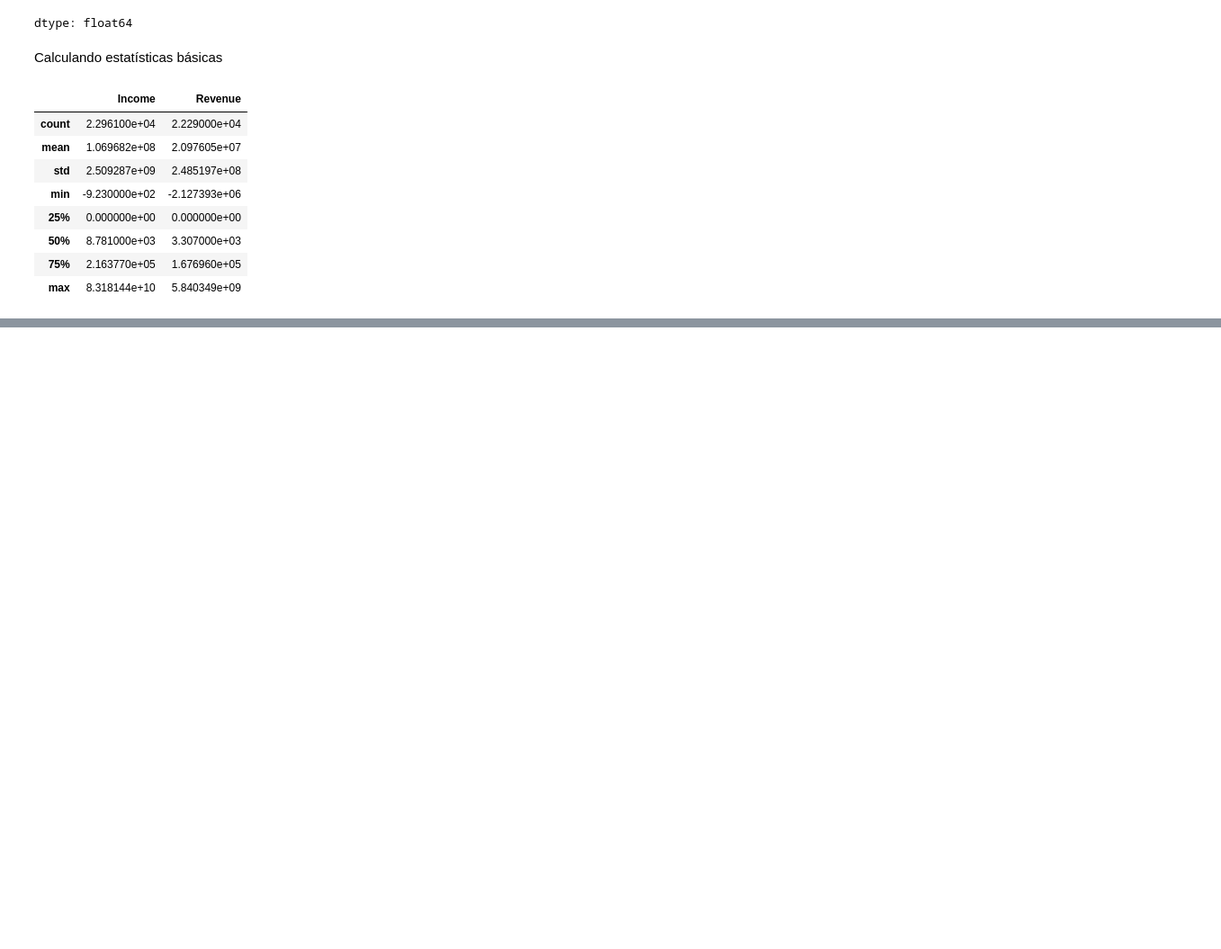
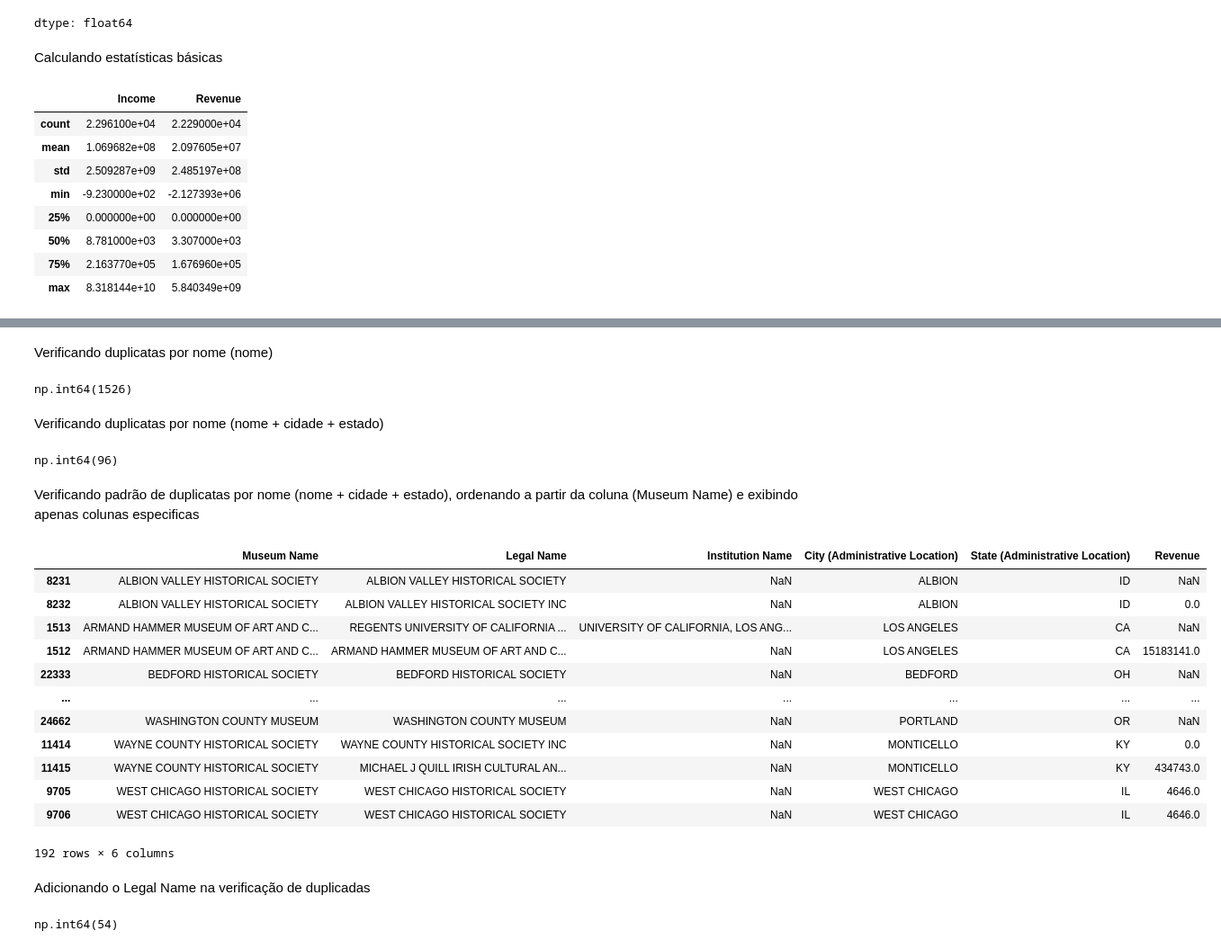
Before and after one commit to walenkildely/data2-museum-analise, a Jupyter notebook: notebook/data2-museum-analise.ipynb, the cells around one changed output, grey strips where cells are left out. Shown at 90% size. Cells and saved outputs as stored; diff of their text form; code cells hidden in the pictures; blank space fills up the shorter version.

```diff
--- a/notebook/data2-museum-analise.ipynb
+++ b/notebook/data2-museum-analise.ipynb
@@ -113,0 +120,36 @@ df[["Income", "Revenue"]].describe()
+# %% [markdown]
+Verificando duplicatas por nome (nome)
+# %%
+df["Museum Name"].duplicated().sum()
+# %% [output]
+np.int64(1526)
+# %% [markdown]
+Verificando duplicatas por nome (nome + cidade + estado)
+# %%
+df.duplicated(subset=["Museum Name", "City (Administrative Location)", "State (Administrative Location)"]).sum()
+# %% [output]
+np.int64(96)
+# %% [markdown]
+Verificando padrão de duplicatas por nome (nome + cidade + estado), ordenando a partir da coluna (Museum Name) e exibindo apenas colunas especificas
+# %%
+df[df.duplicated(subset=["Museum Name", "City (Administrative Location)", "State (Administrative Location)"], keep=False)].sort_values("Museum Name")[["Museum Name", "Legal Name", "Institution Name", "City (Administrative Location)", "State (Administrative Location)", "Revenue"]]
+# %% [output]
+|  | Museum Name | Legal Name | Institution Name | City (Administrative Location) | State (Administrative Location) | Revenue |
+| 8231 | ALBION VALLEY HISTORICAL SOCIETY | ALBION VALLEY HISTORICAL SOCIETY | NaN | ALBION | ID | NaN |
+| 8232 | ALBION VALLEY HISTORICAL SOCIETY | ALBION VALLEY HISTORICAL SOCIETY INC | NaN | ALBION | ID | 0.0 |
+| 1513 | ARMAND HAMMER MUSEUM OF ART AND C... | REGENTS UNIVERSITY OF CALIFORNIA ... | UNIVERSITY OF CALIFORNIA, LOS ANG... | LOS ANGELES | CA | NaN |
+| 1512 | ARMAND HAMMER MUSEUM OF ART AND C... | ARMAND HAMMER MUSEUM OF ART AND C... | NaN | LOS ANGELES | CA | 15183141.0 |
+| 22333 | BEDFORD HISTORICAL SOCIETY | BEDFORD HISTORICAL SOCIETY | NaN | BEDFORD | OH | NaN |
+| ... | ... | ... | ... | ... | ... | ... |
+| 24662 | WASHINGTON COUNTY MUSEUM | WASHINGTON COUNTY MUSEUM | NaN | PORTLAND | OR | NaN |
+| 11414 | WAYNE COUNTY HISTORICAL SOCIETY | WAYNE COUNTY HISTORICAL SOCIETY INC | NaN | MONTICELLO | KY | 0.0 |
+| 11415 | WAYNE COUNTY HISTORICAL SOCIETY | MICHAEL J QUILL IRISH CULTURAL AN... | NaN | MONTICELLO | KY | 434743.0 |
+| 9705 | WEST CHICAGO HISTORICAL SOCIETY | WEST CHICAGO HISTORICAL SOCIETY | NaN | WEST CHICAGO | IL | 4646.0 |
+| 9706 | WEST CHICAGO HISTORICAL SOCIETY | WEST CHICAGO HISTORICAL SOCIETY | NaN | WEST CHICAGO | IL | 4646.0 |
+192 rows × 6 columns
+# %% [markdown]
+Adicionando o Legal Name na verificação de duplicadas
+# %%
+df.duplicated(subset=["Museum Name", "Legal Name", "City (Administrative Location)", "State (Administrative Location)"]).sum()
+# %% [output]
+np.int64(54)
```
Also changed, not shown: parts of 16 cells of this notebook.
